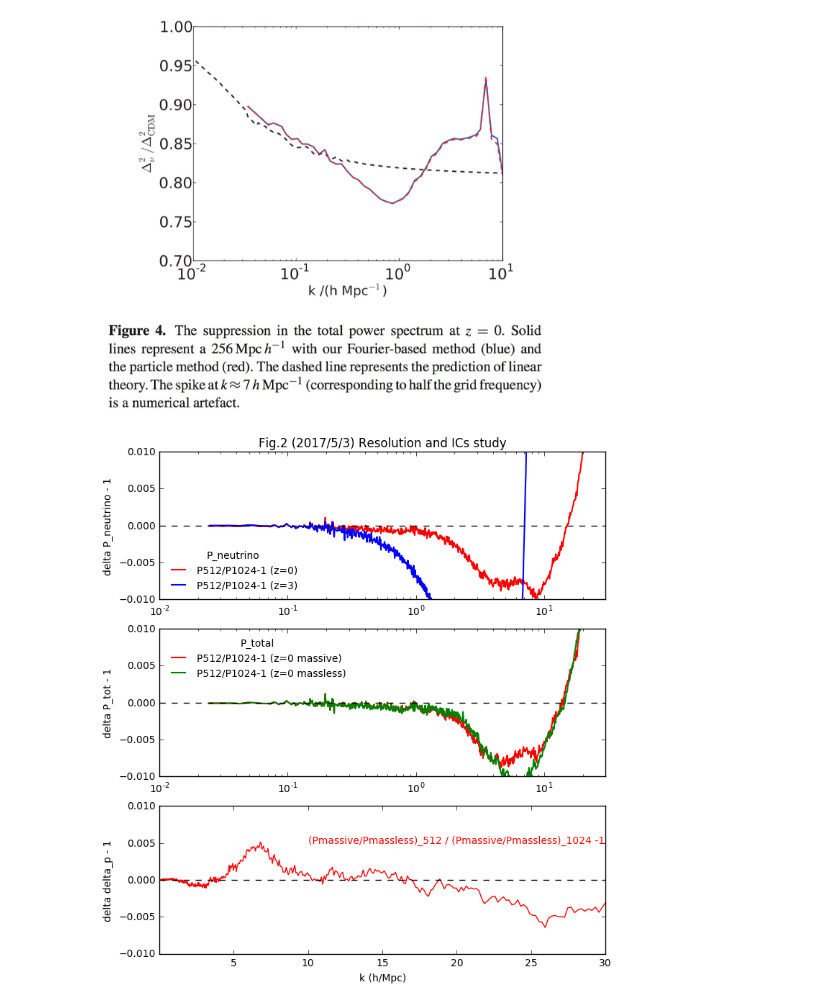
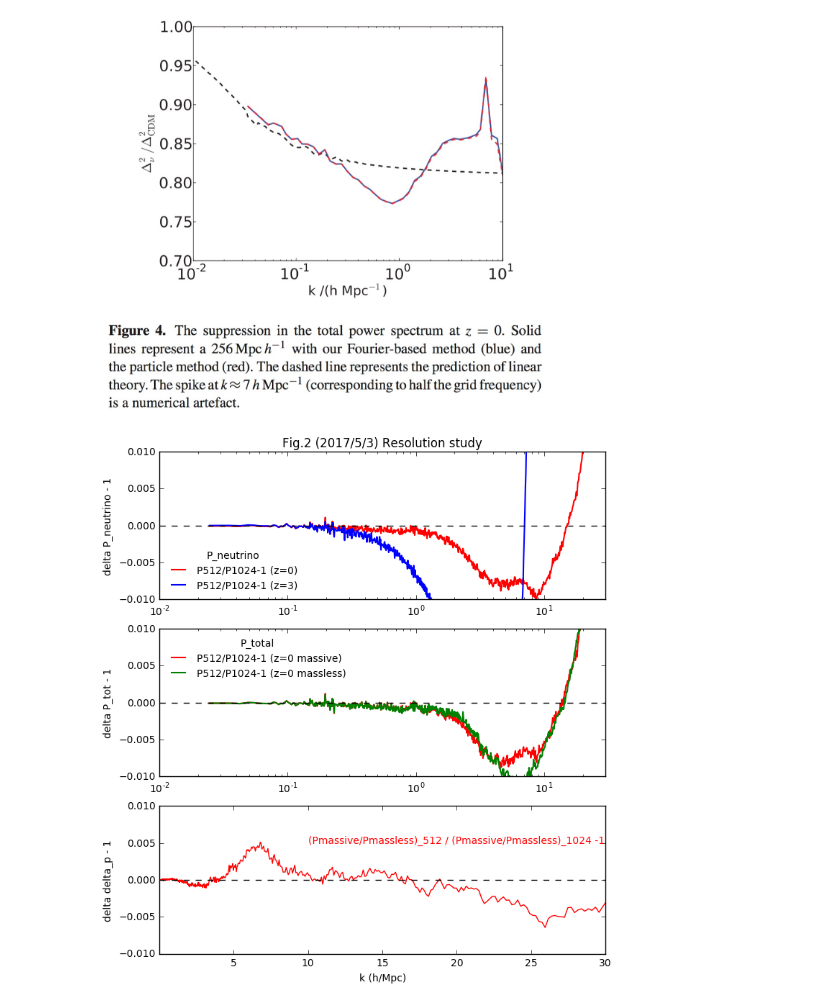
Before and after one commit to liuxx479/neutrino-batch, a Jupyter notebook: plot-matterps.ipynb, the cells around one changed output. Drawn from its saved outputs; the diff is of its cells as text; code cells hidden in the pictures.

```diff
--- a/plot-matterps.ipynb
+++ b/plot-matterps.ipynb
@@ -167,32 +173,32 @@ ax.plot(knbnu1_z0_IC99, Pnbnu1_z0_IC99/Pnu_z0-1, 'r-',lw=1.5,label='P512/P1024-1
 ax.plot(knbnu1_z3_IC99, Pnbnu1_z3_IC99/Pnu_z3-1, 'b-',lw=1.5,label='P512/P1024-1 (z=3)')
 
 #ax.plot(k_arr, ratio_nu_z3*Pcamb1_z3_interp, 'k-',lw=1.5,label='linear (z=3)')
 
 ax.set_ylabel('delta P_neutrino - 1')
 ax.set_xscale('log')
 #ax.set_yscale('log')
 ax.set_xlim(1e-2, 30)
 ax.set_ylim(-0.01,0.01)
 ax.plot([1e-2, 30],[0,0],'k--')
-ax.set_title('Fig.2 (2017/5/3) Resolution and ICs study')
+ax.set_title('Fig.2 (2017/5/3) Resolution study')
 ax.legend(frameon=0,loc=3,fontsize=10,ncol=1,title='P_neutrino')
 
 ax2.plot(knb1_IC99, Pnb1_IC99/Pnb1-1, 'r-',lw=1.5,label='P512/P1024-1 (z=0 massive)')
 ax2.plot(knb0_IC99, Pnb0_IC99/Pnb0-1, 'g-',lw=1.5,label='P512/P1024-1 (z=0 massless)')
 ax2.set_ylabel('delta P_tot - 1')
 ax2.set_xscale('log')
 ax2.set_xlim(1e-2, 30)
 ax2.set_ylim(-0.01, 0.01)
 ax2.legend(frameon=0,loc=0,fontsize=10,ncol=1,title='P_total')
 ax2.plot([1e-2, 30],[0,0],'k--')
 
 ax3.plot(knb1_IC99, (Pnb1_IC99/Pnb0_IC99)/(Pnb1/Pnb0)-1, 'r-',label='delta512/delta1024-1')
 ax3.plot([1e-2, 30],[0,0],'k--')
 ax3.set_ylabel('delta delta_p - 1')
 ax3.text(10,0.005,'(Pmassive/Pmassless)_512 / (Pmassive/Pmassless)_1024 -1',color='r')
 ax3.set_ylim(-0.01, 0.01)
 ax3.set_xlim(1e-2, 30)
 ax3.set_xlabel('k (h/Mpc)')
 show()
 # %% [output]
-[figure, old version]
+[figure, new version]
```
Also changed, not shown: parts of 2 cells of this notebook.
